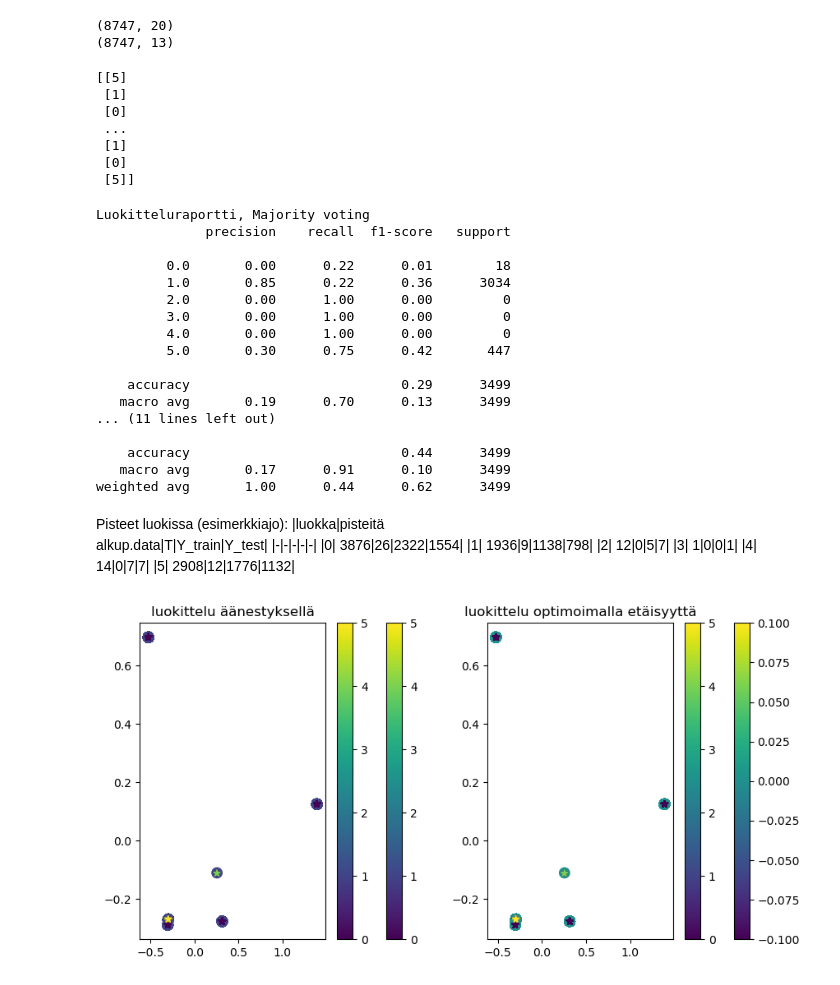
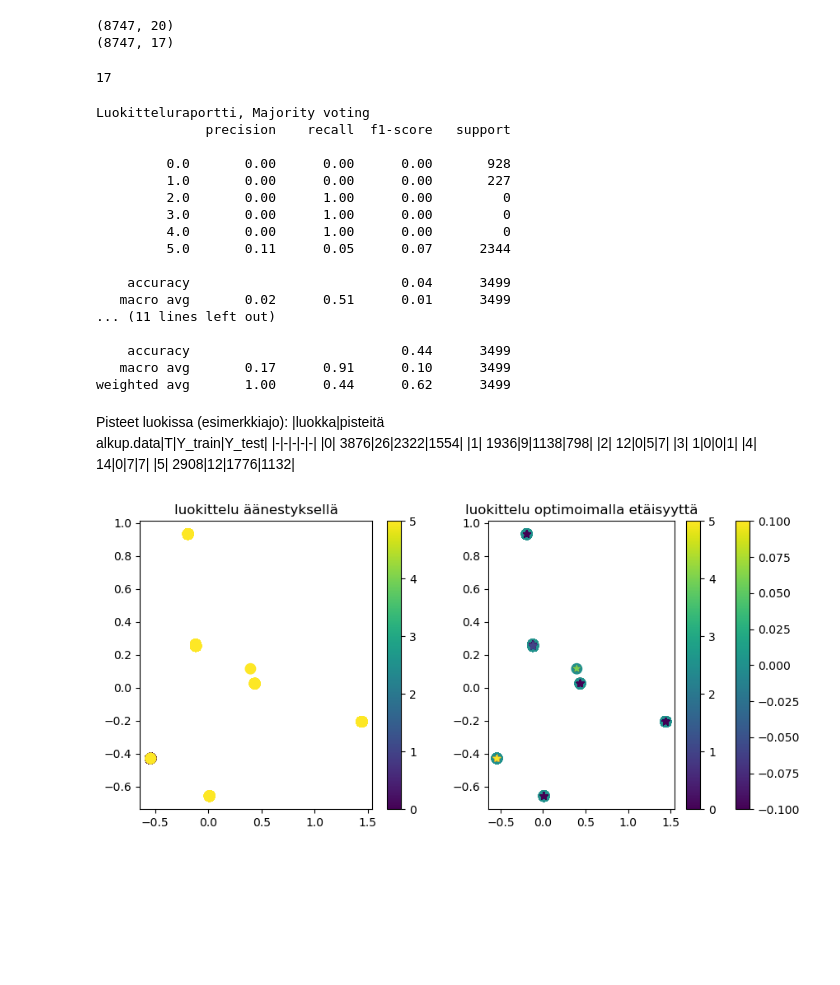
Before and after one commit to hullcaid/KO-KT, a Jupyter notebook: MiraiTrafficDetection.ipynb, the cells around one changed output. Cells and saved outputs as stored; diff of their text form; code cells hidden in the pictures; blank space fills up the shorter version.

```diff
--- a/MiraiTrafficDetection.ipynb
+++ b/MiraiTrafficDetection.ipynb
@@ -11,14 +11,14 @@ from sklearn.model_selection import train_test_split
 data = pd.read_csv('./data/preprocessed/bigframeMirai2.csv')
 # split data to data and bacground truth
 
-cols = data.columns.to_list()[1:14]
+cols = data.columns.to_list()[1:18]
 X = data[cols].to_numpy()
 Y = data['label'].to_numpy()
 print(data.shape)
 print(X.shape)
 # %% [output]
 (8747, 20)
-(8747, 13)
+(8747, 17)
 # %%
 # MLM-mallin "koulutus"
 def mlm_fit(X, Y, R, T):
@@ -110,7 +110,7 @@ X_norm = normalize(X)
 X_pca = Pca(X_norm)
 X_train, Y_train, X_test, Y_test = Split(X_pca, Y)
 
-u = 114
+u = 103
 R = X_train[::u,:]
 T = Y_train[::u].reshape(Y_train[::u].shape[0],1)
 
@@ -119,13 +119,7 @@ B = mlm_fit(X_train, Y_train, R, T)
 Y_fitted, a = MLM_test(X_test, R, T, B)
 Y_voted = MLM_maj_vote(X_test, R, T, B, k=1, metriX='euclidean')
 # %% [output]
-[[5]
- [1]
- [0]
- ...
- [1]
- [0]
- [5]]
+17
 # %%
 report_voted = perfomanceKPIs(Y_voted, Y_test)
 report_fitted = perfomanceKPIs(Y_fitted, Y_test)
@@ -137,15 +131,15 @@ print(report_fitted)
 Luokitteluraportti, Majority voting
               precision    recall  f1-score   support
 
-         0.0       0.00      0.22      0.01        18
-         1.0       0.85      0.22      0.36      3034
+         0.0       0.00      0.00      0.00       928
+         1.0       0.00      0.00      0.00       227
          2.0       0.00      1.00      0.00         0
          3.0       0.00      1.00      0.00         0
          4.0       0.00      1.00      0.00         0
-         5.0       0.30      0.75      0.42       447
+         5.0       0.11      0.05      0.07      2344
 
-    accuracy                           0.29      3499
-   macro avg       0.19      0.70      0.13      3499
+    accuracy                           0.04      3499
+   macro avg       0.02      0.51      0.01      3499
 ... (11 lines left out)
 
     accuracy                           0.44      3499
@@ -162,21 +156,21 @@ Pisteet luokissa (esimerkkiajo):
 |4| 14|0|7|7|
 |5| 2908|12|1776|1132|
 # %%
-fig = plt.figure(figsize=(10,5))
-plt.subplot(121)
+fig = plt.figure(figsize=(10,10))
+plt.subplot(221)
 plt.scatter(X_test[:,0],X_test[:,1],marker='o',c=Y_voted,sizes=[80])
 plt.colorbar()
 plt.scatter(X_train[:,0],X_train[:,1],marker='*',c=Y_train)
 plt.colorbar()
 plt.title('luokittelu äänestyksellä')
 
-plt.subplot(122)
+plt.subplot(222)
 plt.scatter(X_test[:,0],X_test[:,1],marker='o',c=Y_fitted,sizes=[80])
 plt.colorbar()
 plt.scatter(X_train[:,0],X_train[:,1],marker='*',c=Y_train)
 plt.colorbar()
 plt.title('luokittelu optimoimalla etäisyyttä')
 
 plt.savefig('image.png')
 # %% [output]
-[figure, old version]
+[figure, new version]
```
Also changed, not shown: parts of 1 cell of this notebook, 1 other file.
